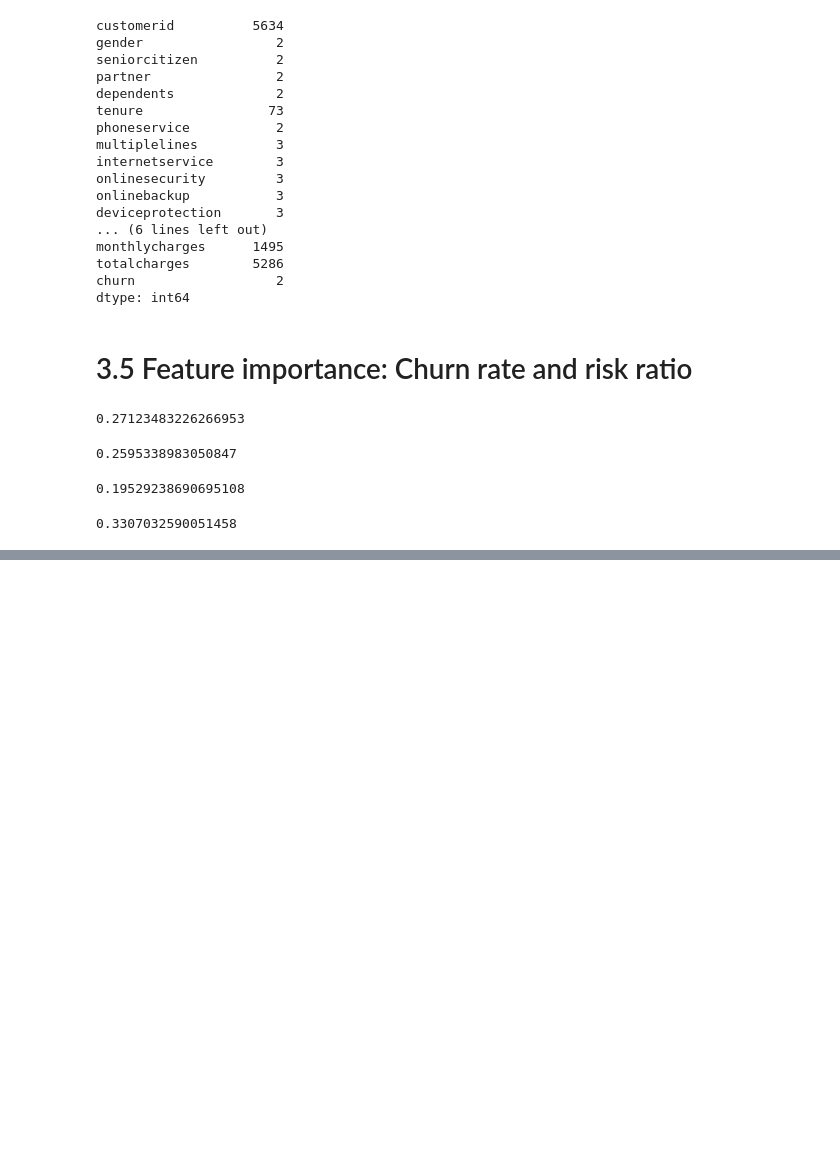
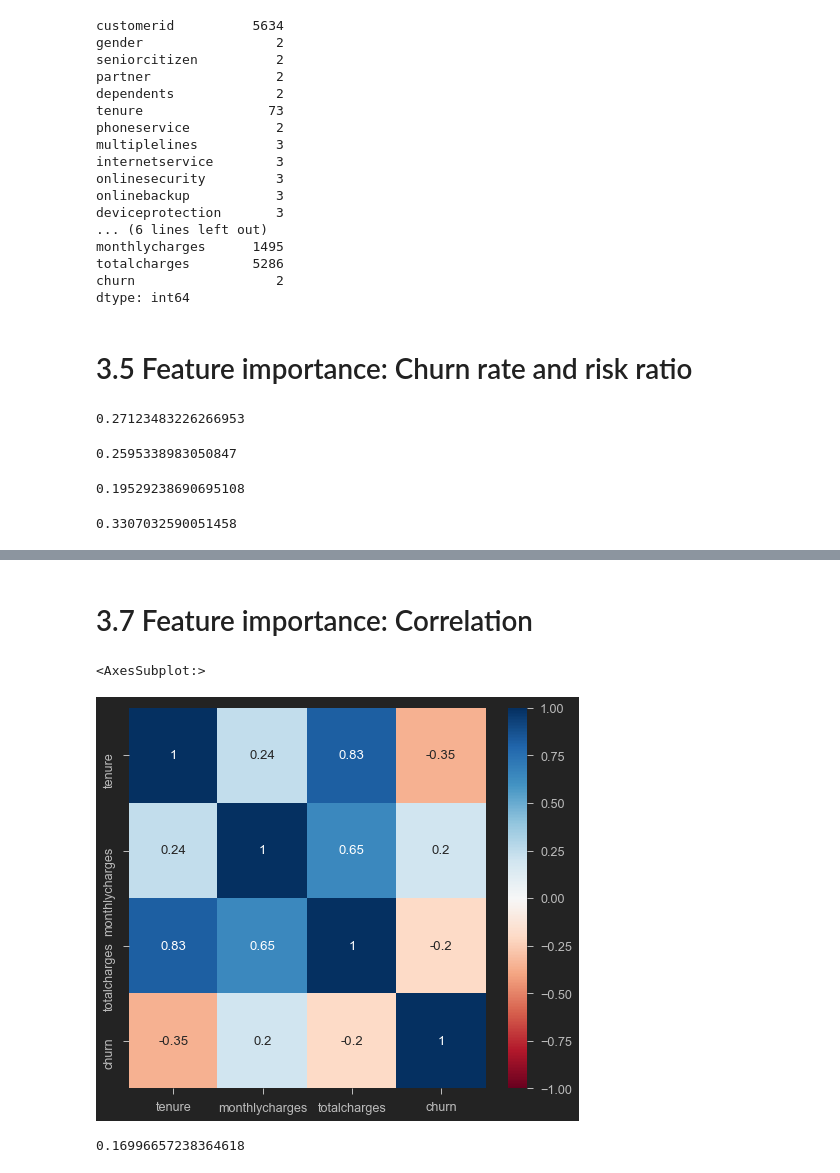
Before and after one commit to gzawadzki/mlzoomcamp, a Jupyter notebook: chapter 3/churn-classification.ipynb, the cells around one changed output, grey strips where cells are left out. Saved outputs shown, nothing was run; the diff lists cells and outputs as text; code cells hidden in the pictures; blank space fills up the shorter version.

Commit message:
3.6 Feature importance: Mutual information 3.7 Feature Importance: Correlation

```diff
--- a/chapter 3/churn-classification.ipynb
+++ b/chapter 3/churn-classification.ipynb
@@ -1,5 +1,20 @@
 # %% [markdown]
 # 3.2 data loading and preparation
+# %%
+# import various packages
+import os
+import scipy
+import pandas as pd
+import numpy as np
+import seaborn as sns
+import matplotlib.pyplot as plt
+%matplotlib inline
+from jupyterthemes import jtplot
+jtplot.style(theme='monokai', context='notebook', ticks=True, grid=True)
+# plot settings
+from pandas.plotting import register_matplotlib_converters
+register_matplotlib_converters()
+plt.rcParams['agg.path.chunksize'] = 10000
 # %%
 import pandas as pd
 import numpy as np
@@ -248,0 +299,11 @@ for c in categorical:
+# %% [markdown]
+# 3.7 Feature importance: Correlation
+# %%
+sns.heatmap(df_full_train.corr(), annot=True, cmap='RdBu', vmin=-1, vmax=1)
+# %% [output]
+<AxesSubplot:>
+[figure, added]
+# %%
+df_full_train[df_full_train.tenure > 12].churn.mean()
+# %% [output]
+0.16996657238364618
```
Also changed, not shown: parts of 10 cells of this notebook, 1 other file.
